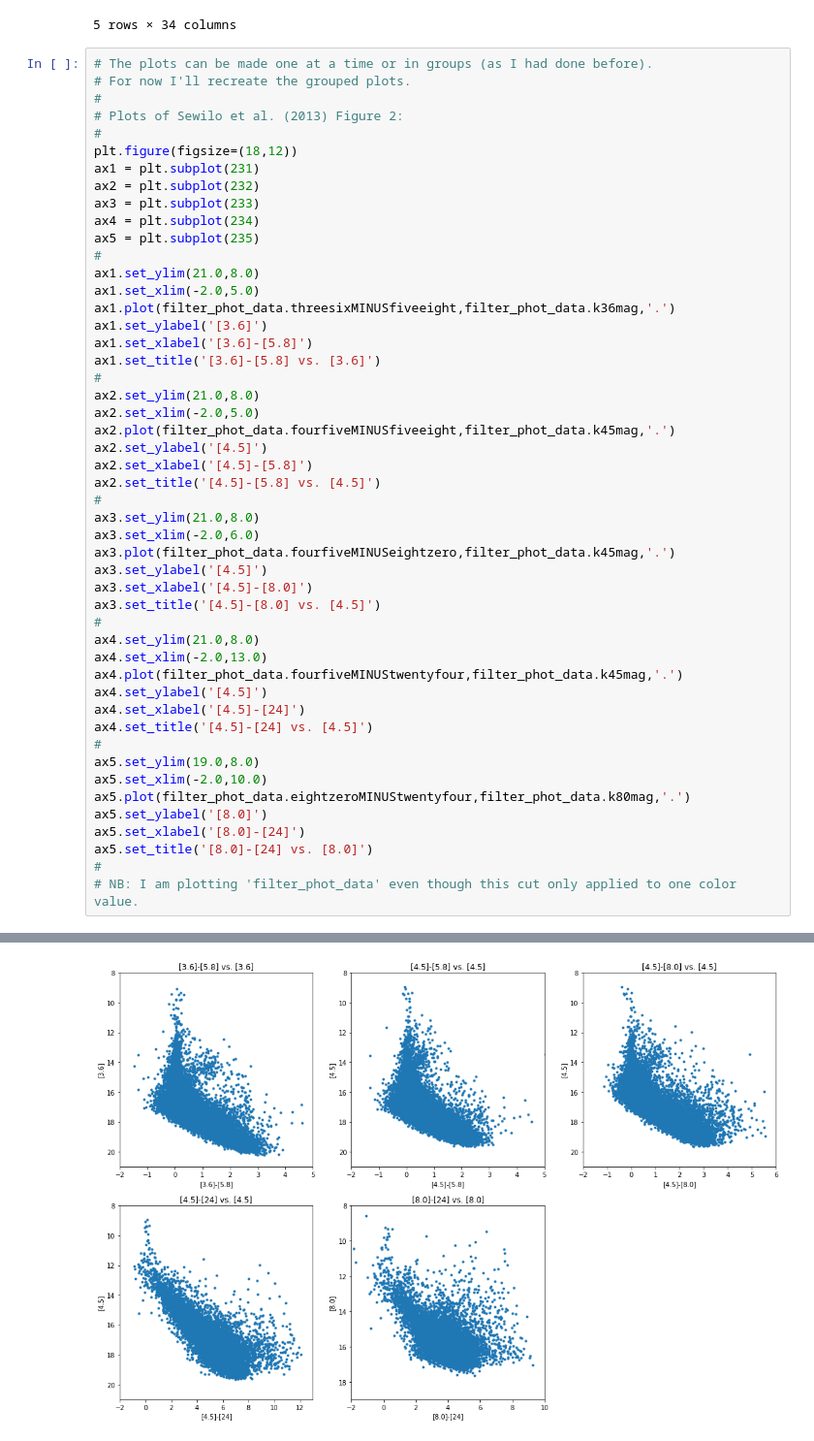
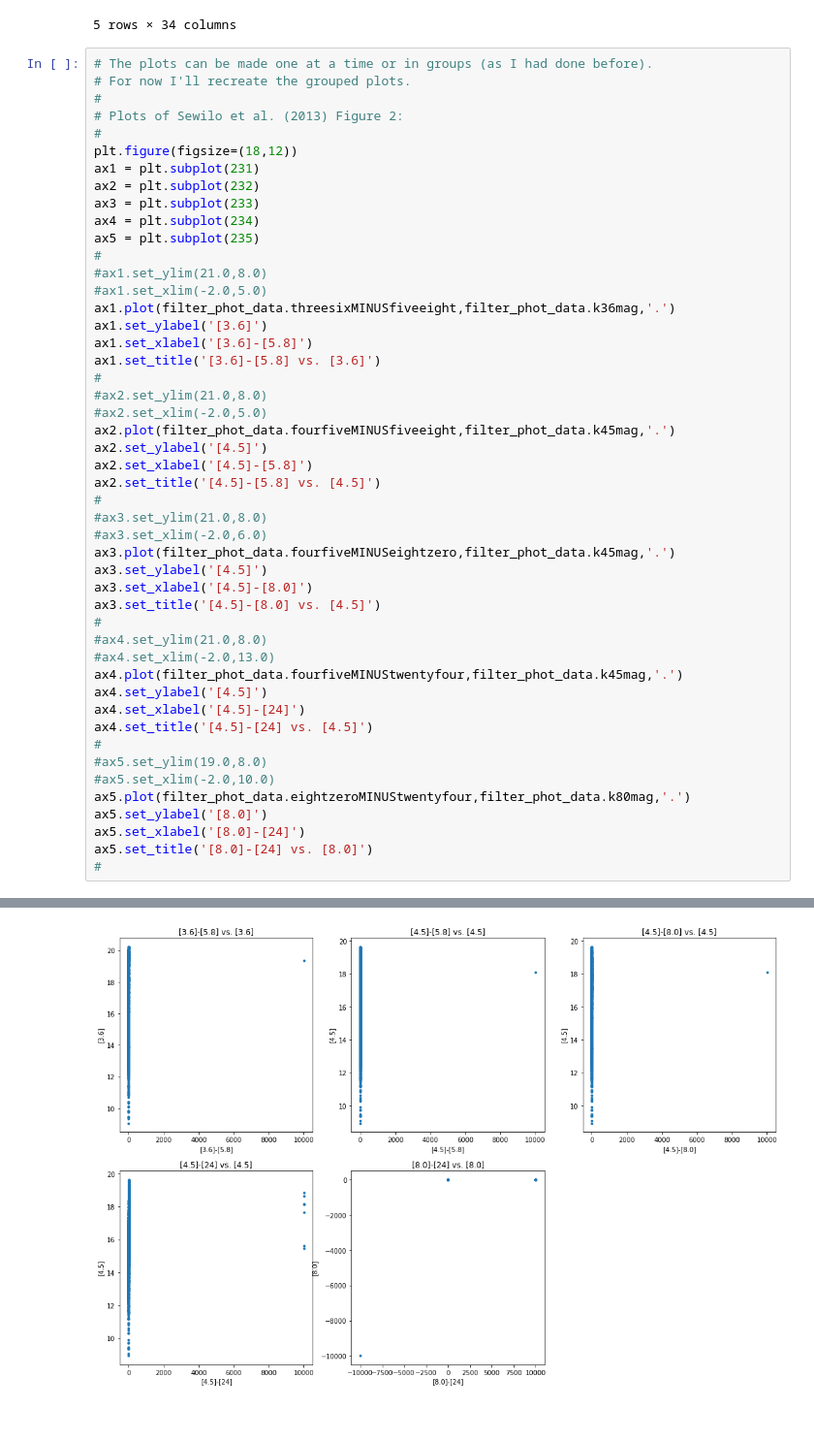
Before and after one commit to oboberg/NGC6822, a Jupyter notebook: CMD_8May2018.ipynb, the cells around one changed output, grey strips where cells are left out. Shown at 97% size. Drawn from its saved outputs; the diff is of its cells as text.

```diff
--- a/CMD_8May2018.ipynb
+++ b/CMD_8May2018.ipynb
@@ -144,42 +144,41 @@ ax3 = plt.subplot(233)
 ax4 = plt.subplot(234)
 ax5 = plt.subplot(235)
 #
-ax1.set_ylim(21.0,8.0)
-ax1.set_xlim(-2.0,5.0)
+#ax1.set_ylim(21.0,8.0)
+#ax1.set_xlim(-2.0,5.0)
 ax1.plot(filter_phot_data.threesixMINUSfiveeight,filter_phot_data.k36mag,'.')
 ax1.set_ylabel('[3.6]')
 ax1.set_xlabel('[3.6]-[5.8]')
 ax1.set_title('[3.6]-[5.8] vs. [3.6]')
 #
-ax2.set_ylim(21.0,8.0)
-ax2.set_xlim(-2.0,5.0)
+#ax2.set_ylim(21.0,8.0)
+#ax2.set_xlim(-2.0,5.0)
 ax2.plot(filter_phot_data.fourfiveMINUSfiveeight,filter_phot_data.k45mag,'.')
 ax2.set_ylabel('[4.5]')
 ax2.set_xlabel('[4.5]-[5.8]')
 ax2.set_title('[4.5]-[5.8] vs. [4.5]')
 #
-ax3.set_ylim(21.0,8.0)
-ax3.set_xlim(-2.0,6.0)
+#ax3.set_ylim(21.0,8.0)
+#ax3.set_xlim(-2.0,6.0)
 ax3.plot(filter_phot_data.fourfiveMINUSeightzero,filter_phot_data.k45mag,'.')
 ax3.set_ylabel('[4.5]')
 ax3.set_xlabel('[4.5]-[8.0]')
 ax3.set_title('[4.5]-[8.0] vs. [4.5]')
 #
-ax4.set_ylim(21.0,8.0)
-ax4.set_xlim(-2.0,13.0)
+#ax4.set_ylim(21.0,8.0)
+#ax4.set_xlim(-2.0,13.0)
 ax4.plot(filter_phot_data.fourfiveMINUStwentyfour,filter_phot_data.k45mag,'.')
 ax4.set_ylabel('[4.5]')
 ax4.set_xlabel('[4.5]-[24]')
 ax4.set_title('[4.5]-[24] vs. [4.5]')
 #
-ax5.set_ylim(19.0,8.0)
-ax5.set_xlim(-2.0,10.0)
+#ax5.set_ylim(19.0,8.0)
+#ax5.set_xlim(-2.0,10.0)
 ax5.plot(filter_phot_data.eightzeroMINUStwentyfour,filter_phot_data.k80mag,'.')
 ax5.set_ylabel('[8.0]')
 ax5.set_xlabel('[8.0]-[24]')
 ax5.set_title('[8.0]-[24] vs. [8.0]')
 #
-# NB: I am plotting 'filter_phot_data' even though this cut only applied to one color value.
 # %% [output]
 <matplotlib.text.Text at 0x...>
-[figure, old version]
+[figure, new version]
```
